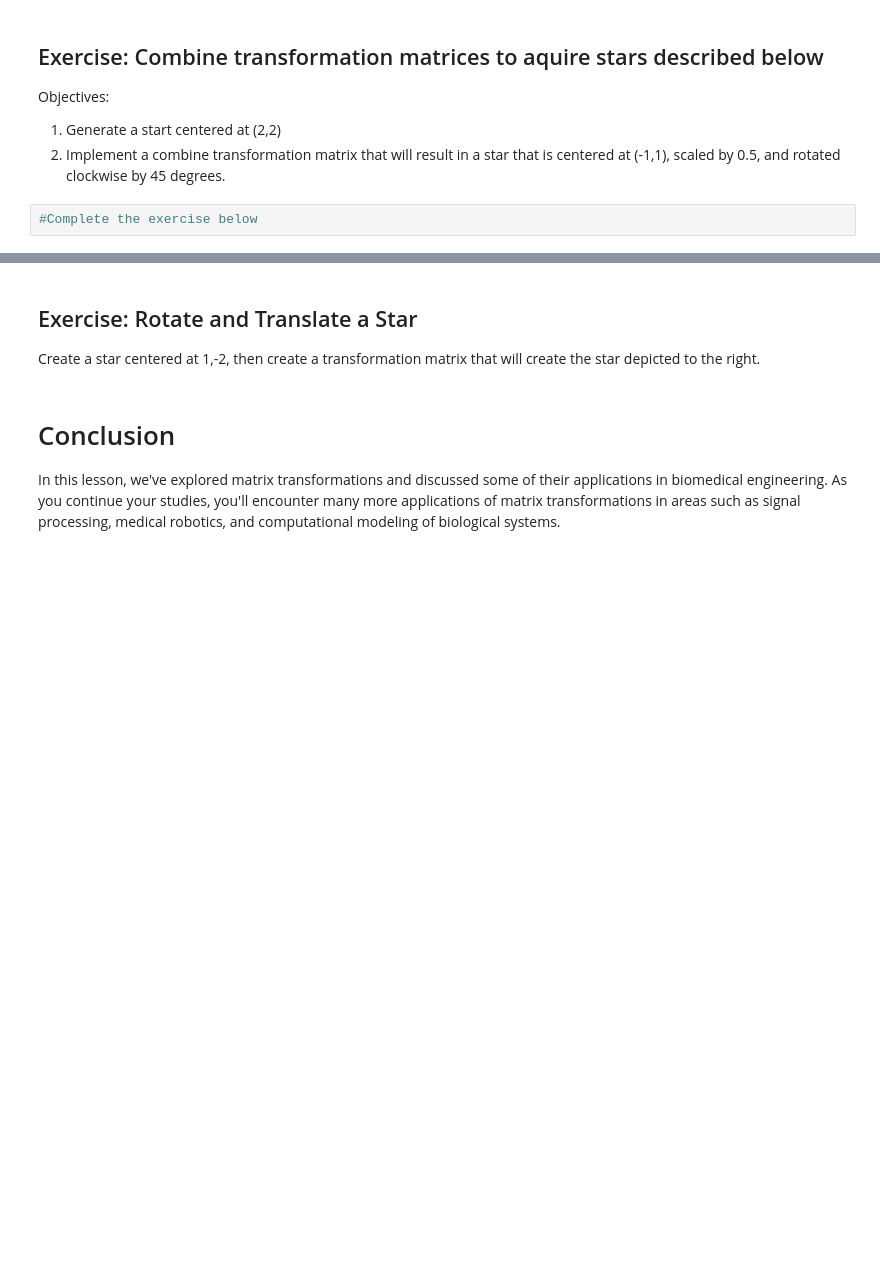
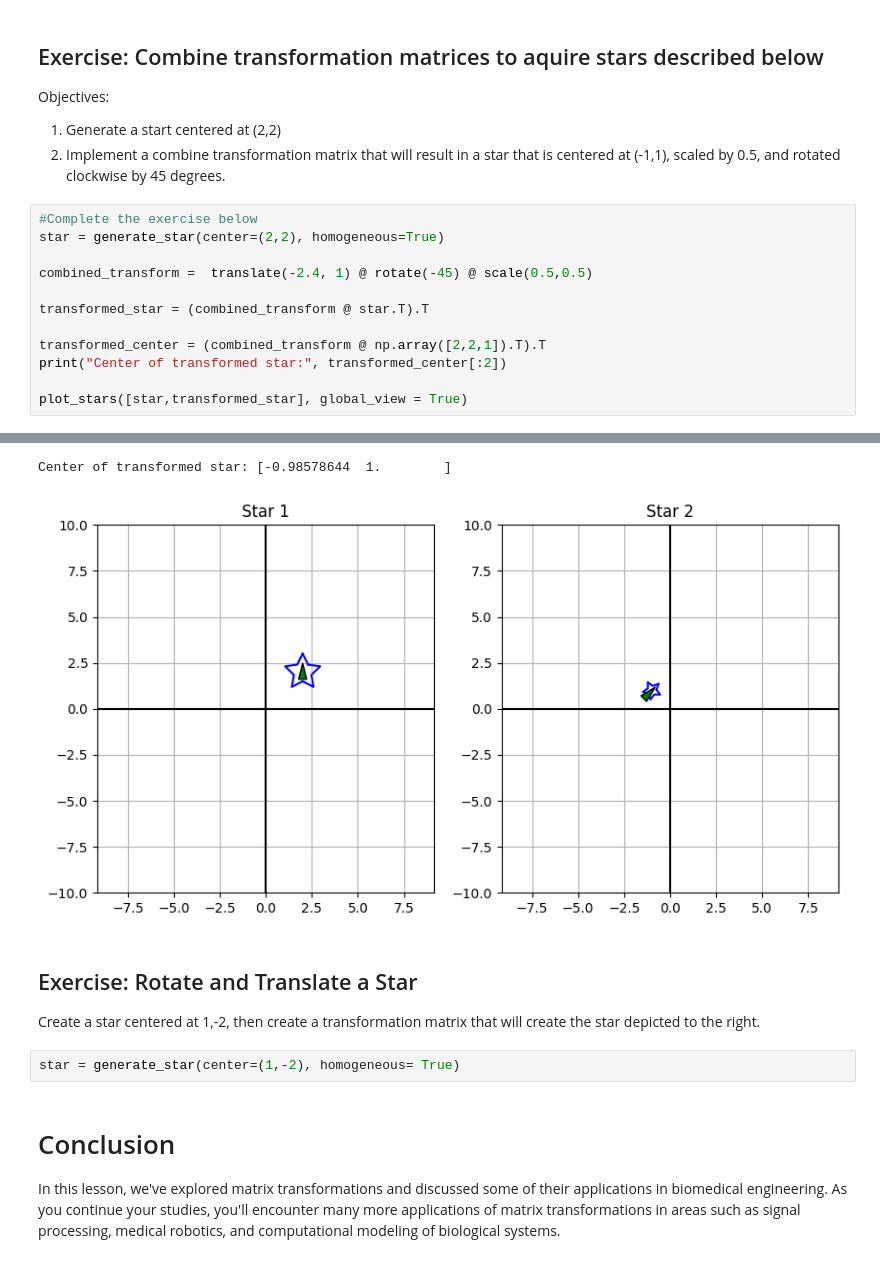
Before and after one commit to alexpatangan/BME3053C-Fall-2025, a Jupyter notebook: lessons-solved/06_Matrix_Transformations.ipynb, the cells around one changed output, grey strips where cells are left out. Cells and saved outputs as stored; diff of their text form; blank space fills up the shorter version.

```diff
--- a/lessons-solved/06_Matrix_Transformations.ipynb
+++ b/lessons-solved/06_Matrix_Transformations.ipynb
@@ -465,5 +478,16 @@ Objectives:
 Objectives:
 1. Generate a start centered at (2,2)
 2. Implement a combine transformation matrix that will result in a star that is centered at (-1,1), scaled by 0.5, and rotated clockwise by 45 degrees.
-# %%
-#Complete the exercise below
+# %%
+#Complete the exercise below
+star = generate_star(center=(2,2), homogeneous=True)
+
+combined_transform =  translate(-2.4, 1) @ rotate(-45) @ scale(0.5,0.5)
+
+transformed_star = (combined_transform @ star.T).T
+
+transformed_center = (combined_transform @ np.array([2,2,1]).T).T
+print("Center of transformed star:", transformed_center[:2])
+
+plot_stars([star,transformed_star], global_view = True)
+# %% [output]
@@ -470,7 +496,11 @@ Objectives:
+Center of transformed star: [-0.98578644  1.        ]
+[figure, added]
 # %% [markdown]
 ## Exercise: Rotate and Translate a Star
 
 Create a star centered at 1,-2, then create a transformation matrix that will create the star depicted to the right.
+# %%
+star = generate_star(center=(1,-2), homogeneous= True)
 # %% [markdown]
 # Conclusion
 
```
Also changed, not shown: parts of 5 cells of this notebook.
